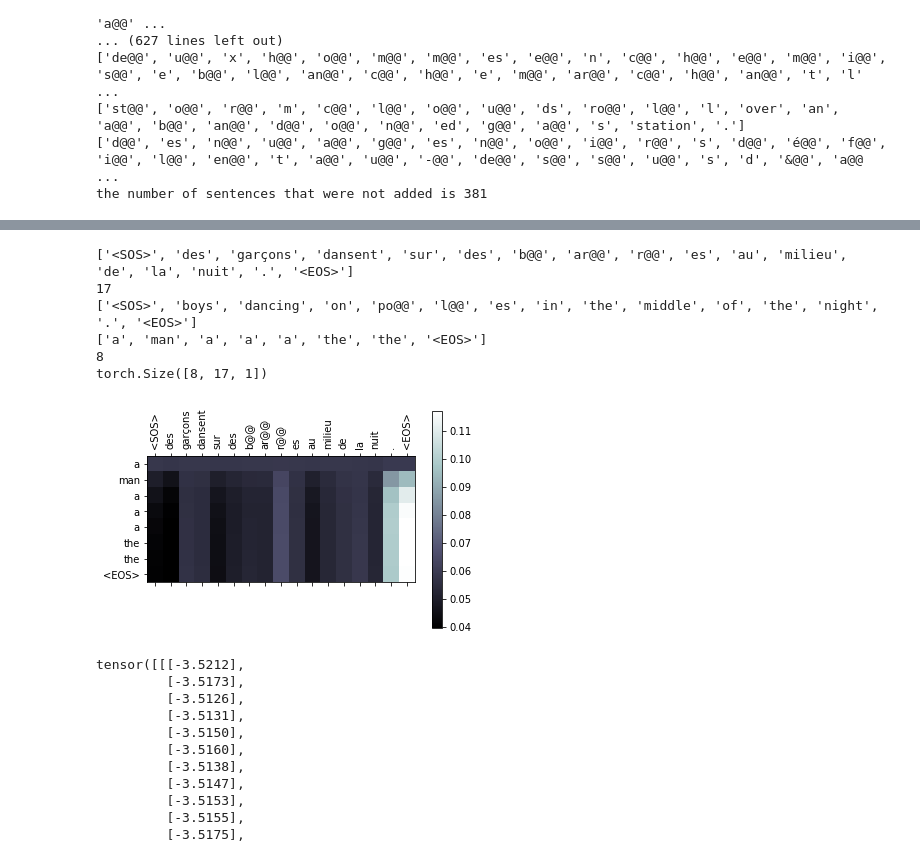
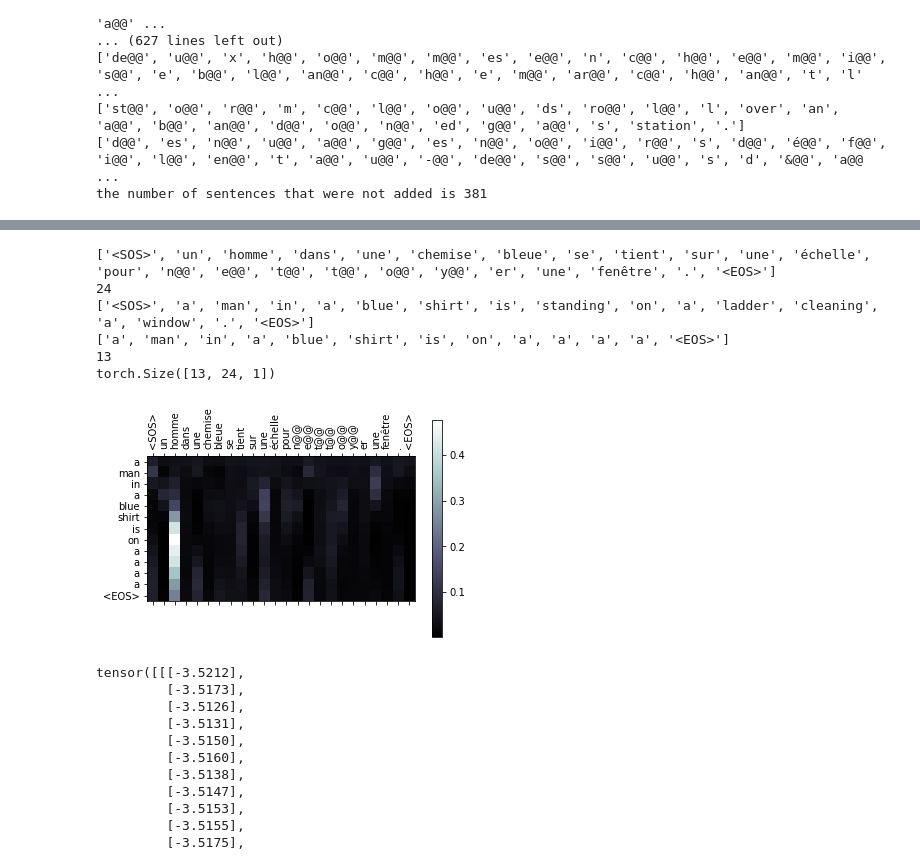
Before and after one commit to ecekt/NLP2-LAB2, a Jupyter notebook: NLP2-lab2.ipynb, the cells around one changed output, grey strips where cells are left out. Saved outputs shown, nothing was run; the diff lists cells and outputs as text; code cells hidden in the pictures.

```diff
--- a/NLP2-lab2.ipynb
+++ b/NLP2-lab2.ipynb
@@ -463,11 +462,13 @@ p_embedding_dim = 300
 dec_embedding_dim = 300
 dropout_prob = 0.1
 
-model_encoder = Encoder(vocab_size_fr, w_embedding_dim, p_embedding_dim, dec_embedding_dim, max_sentence_length)
-model_decoder = Decoder(dec_embedding_dim, vocab_size_en, max_sentence_length, dropout_prob)
+# model_encoder = Encoder(vocab_size_fr, w_embedding_dim, p_embedding_dim, dec_embedding_dim, max_sentence_length)
+# model_decoder = Decoder(dec_embedding_dim, vocab_size_en, max_sentence_length, dropout_prob)
+model_NMT = NMTModel(vocab_size_fr, w_embedding_dim, p_embedding_dim, dec_embedding_dim, max_sentence_length, vocab_size_en, dropout_prob)
 
-optimizer_encoder = optim.SGD(model_encoder.parameters(), lr = learning_rate)
-optimizer_decoder = optim.SGD(model_decoder.parameters(), lr = learning_rate)
+optimizer_NMT = optim.SGD(model_NMT.parameters(), lr = learning_rate)
+# optimizer_encoder = optim.SGD(model_encoder.parameters(), lr = learning_rate)
+# optimizer_decoder = optim.SGD(model_decoder.parameters(), lr = learning_rate)
 
 loss_func = nn.NLLLoss()
 losses = []
@@ -489,8 +490,9 @@ for e in range(epochs):
 
         if len(current_input) > 0 and len(gold_output) > 0:
 
-            optimizer_encoder.zero_grad()
-            optimizer_decoder.zero_grad()
+#             optimizer_encoder.zero_grad()
+#             optimizer_decoder.zero_grad()
+            optimizer_NMT.zero_grad()
 
             sent_fr = torch.tensor(np.asarray(current_input), dtype= torch.long)
             sent_en = torch.tensor(np.asarray(gold_output), dtype= torch.long)
@@ -498,9 +500,7 @@ for e in range(epochs):
             pos_fr = torch.tensor(np.asarray([p for p in range(len(sent_fr))]))
             pos_en = torch.tensor(np.asarray([p for p in range(len(sent_en))]))
 
-            average_context, stacked_contexts = model_encoder(sent_fr, pos_fr)
-
-            pred, attention_weights = model_decoder(sent_en, average_context, stacked_contexts, train)
+            pred, attention_weights = model_NMT(sent_fr, pos_fr, sent_en, train)
 
             #print(pred, sent_en)
             sent_en = sent_en[1:len(sent_en)] #skip SOS
@@ -508,8 +508,9 @@ for e in range(epochs):
 
             loss.backward()
 
-            optimizer_encoder.step()
-            optimizer_decoder.step()
+            optimizer_NMT.step()
+#             optimizer_encoder.step()
+#             optimizer_decoder.step()
 
             total_loss += loss.item()
 
@@ -520,18 +521,21 @@ for e in range(epochs):
     print(e, total_loss/portion, now-then)
 
 
-with open('model_encoder' + str(portion) + '.pickle','wb') as file:
-    pickle.dump(model_encoder,file)
+# with open('model_encoder' + str(portion) + '.pickle','wb') as file:
+#     pickle.dump(model_encoder,file)
 
+# with open('model_decoder' + str(portion) + '.pickle','wb') as file:
+#     pickle.dump(model_decoder,file)
 
-with open('model_decoder' + str(portion) + '.pickle','wb') as file:
-    pickle.dump(model_decoder,file)
+with open('model_NMT' + str(portion) + '.pickle','wb') as file:
+    pickle.dump(model_NMT,file)
+
 
 iteration= list(range(len(losses)))
 
 plt.plot(iteration, losses)
 plt.xlabel("Iterations for MT")
-plt.ylabel('Average loss')
+plt.ylabel('Total loss')
 plt.title('Evolution of the loss as a function of the iteration')
 plt.savefig("mt" + str(portion)+".png")
 plt.show()
@@ -539,7 +543,7 @@ plt.show()
 test_fr_sentence = corpus2id_fr[0]
 test_en_sentence = corpus2id_en[0]
 
-decoder_outputs, decoder_attentions = evaluate_test(model_encoder, model_decoder,test_fr_sentence, test_en_sentence)
+decoder_outputs, decoder_attentions = evaluate_sent(model_NMT, test_fr_sentence, test_en_sentence)
 
 print(word_ids2string(test_fr_sentence, id2tokens_fr))
 print(word_ids2string(test_en_sentence, id2tokens_en))
@@ -569,38 +573,38 @@ epoch, total loss, duration
 # %%
-pair = 9
+pair = 3
 
 test_fr_sentence = corpus2id_fr[pair]
 test_en_sentence = corpus2id_en[pair]
 
-decoder_outputs, decoder_attentions = evaluate_sent(model_encoder, model_decoder,test_fr_sentence, test_en_sentence)
+decoder_outputs, decoder_attentions = evaluate_sent(model_NMT,test_fr_sentence, test_en_sentence)
 
 french_gold = word_ids2string(test_fr_sentence, id2tokens_fr)
 print(french_gold)
 print(len(word_ids2string(test_fr_sentence, id2tokens_fr)))
 
 english_gold = word_ids2string(test_en_sentence, id2tokens_en)
 print(english_gold)
 
 english_output = word_ids2string(decoder_outputs, id2tokens_en)
 print(english_output)
 print(len(word_ids2string(decoder_outputs, id2tokens_en)))
 
 print(decoder_attentions.size())
 S = decoder_attentions
 sent_num = pair
 
 # visualize_attention(S,sent_num)
 
 french_gold = (" ").join(french_gold)
-showAttention(french_gold,english_output,S,8)
+showAttention(french_gold,english_output,S,pair)
 # %% [output]
-['<SOS>', 'des', 'garçons', 'dansent', 'sur', 'des', 'b@@', 'ar@@', 'r@@', 'es', 'au', 'milieu', 'de', 'la', 'nuit', '.', '<EOS>']
-17
-['<SOS>', 'boys', 'dancing', 'on', 'po@@', 'l@@', 'es', 'in', 'the', 'middle', 'of', 'the', 'night', '.', '<EOS>']
-['a', 'man', 'a', 'a', 'a', 'the', 'the', '<EOS>']
-8
-torch.Size([8, 17, 1])
+['<SOS>', 'un', 'homme', 'dans', 'une', 'chemise', 'bleue', 'se', 'tient', 'sur', 'une', 'échelle', 'pour', 'n@@', 'e@@', 't@@', 't@@', 'o@@', 'y@@', 'er', 'une', 'fenêtre', '.', '<EOS>']
+24
+['<SOS>', 'a', 'man', 'in', 'a', 'blue', 'shirt', 'is', 'standing', 'on', 'a', 'ladder', 'cleaning', 'a', 'window', '.', '<EOS>']
+['a', 'man', 'in', 'a', 'blue', 'shirt', 'is', 'on', 'a', 'a', 'a', 'a', '<EOS>']
+13
+torch.Size([13, 24, 1])
-[figure, old version]
+[figure, new version]
 # %%
 with open('model_encoder' + str(portion) + '.pickle','rb') as file:
     model_encoder = pickle.load(file)
```
Also changed, not shown: parts of 5 cells of this notebook.
